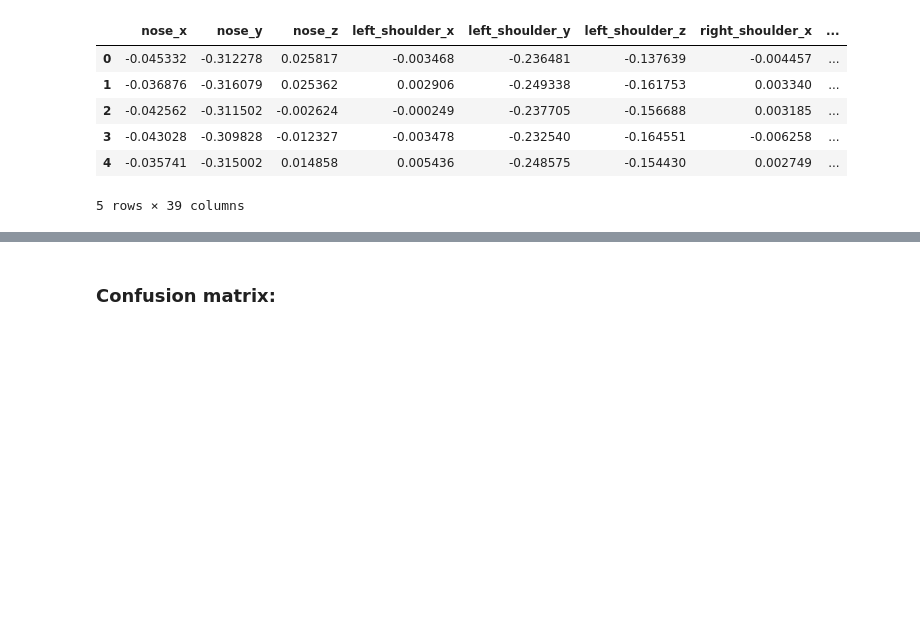
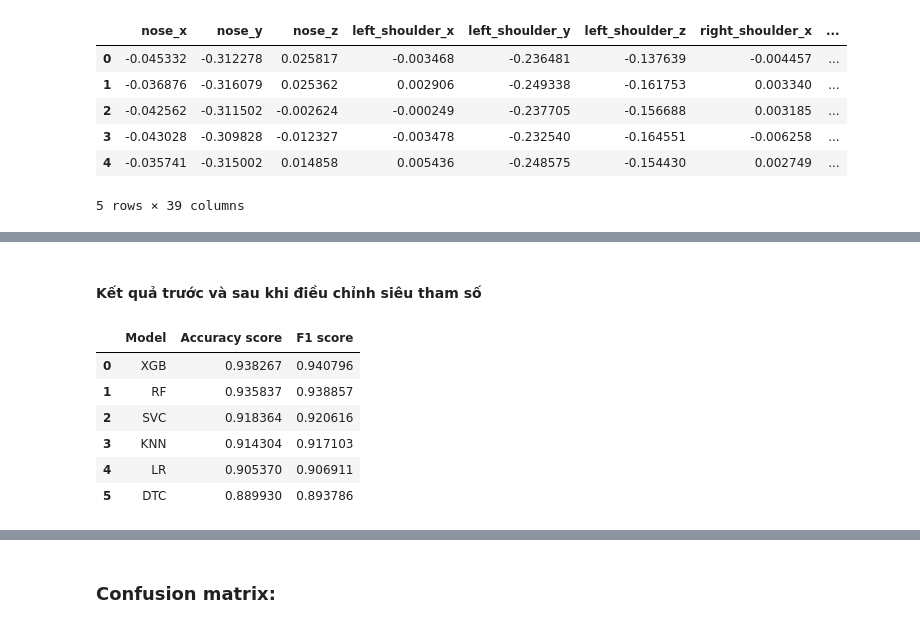
Before and after one commit to tranhuutuan261103/Gym-Exercise-Correction, a Jupyter notebook: trainning/lunge_model/sklearn.ipynb, the cells around one changed output, grey strips where cells are left out. Drawn from its saved outputs; the diff is of its cells as text; code cells hidden in the pictures; blank space fills up the shorter version.

```diff
--- a/trainning/lunge_model/sklearn.ipynb
+++ b/trainning/lunge_model/sklearn.ipynb
@@ -328,0 +486,12 @@ save_model(svc_best_model, "./best_models/SVC.pkl")
+# %% [markdown]
+#### Kết quả trước và sau khi điều chỉnh siêu tham số
+# %%
+print_results(results_before_tunning)
+# %% [output]
+|  | Model | Accuracy score | F1 score |
+| 0 | XGB | 0.938267 | 0.940796 |
+| 1 | RF | 0.935837 | 0.938857 |
+| 2 | SVC | 0.918364 | 0.920616 |
+| 3 | KNN | 0.914304 | 0.917103 |
+| 4 | LR | 0.905370 | 0.906911 |
+| 5 | DTC | 0.889930 | 0.893786 |
```
Also changed, not shown: parts of 67 cells of this notebook, 10 other files.
